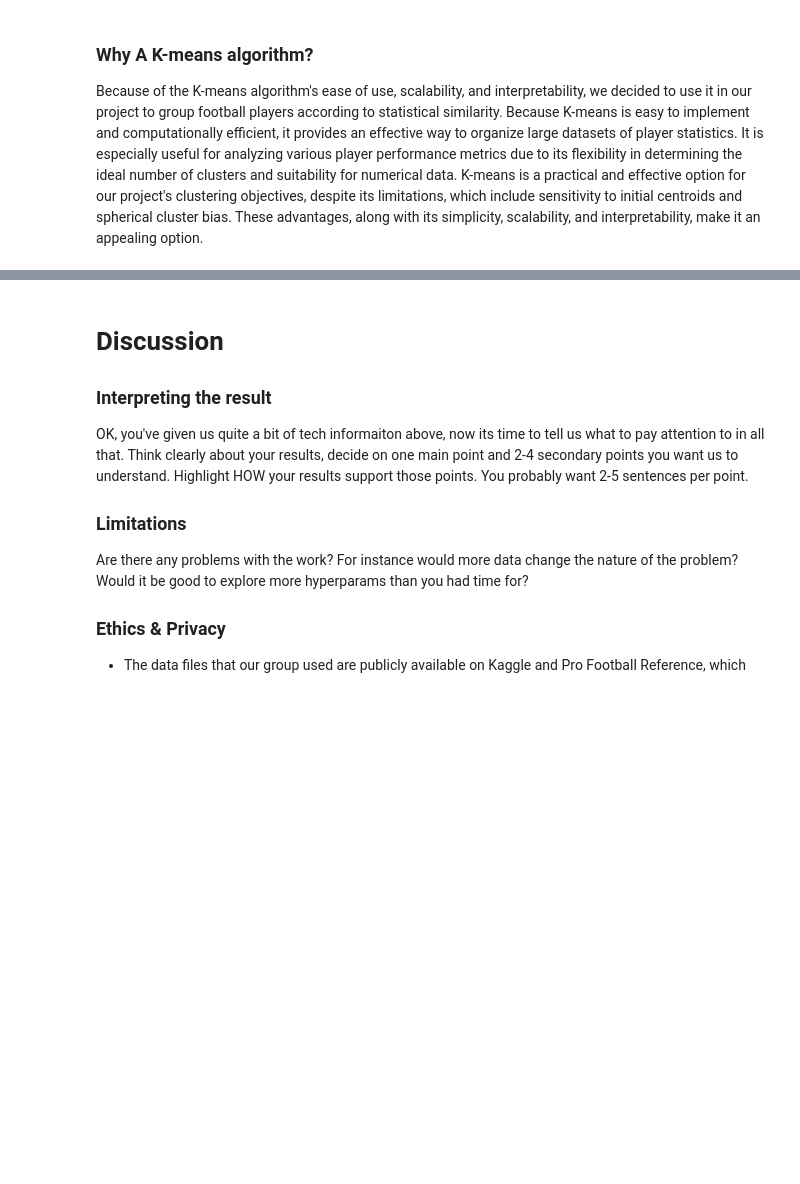
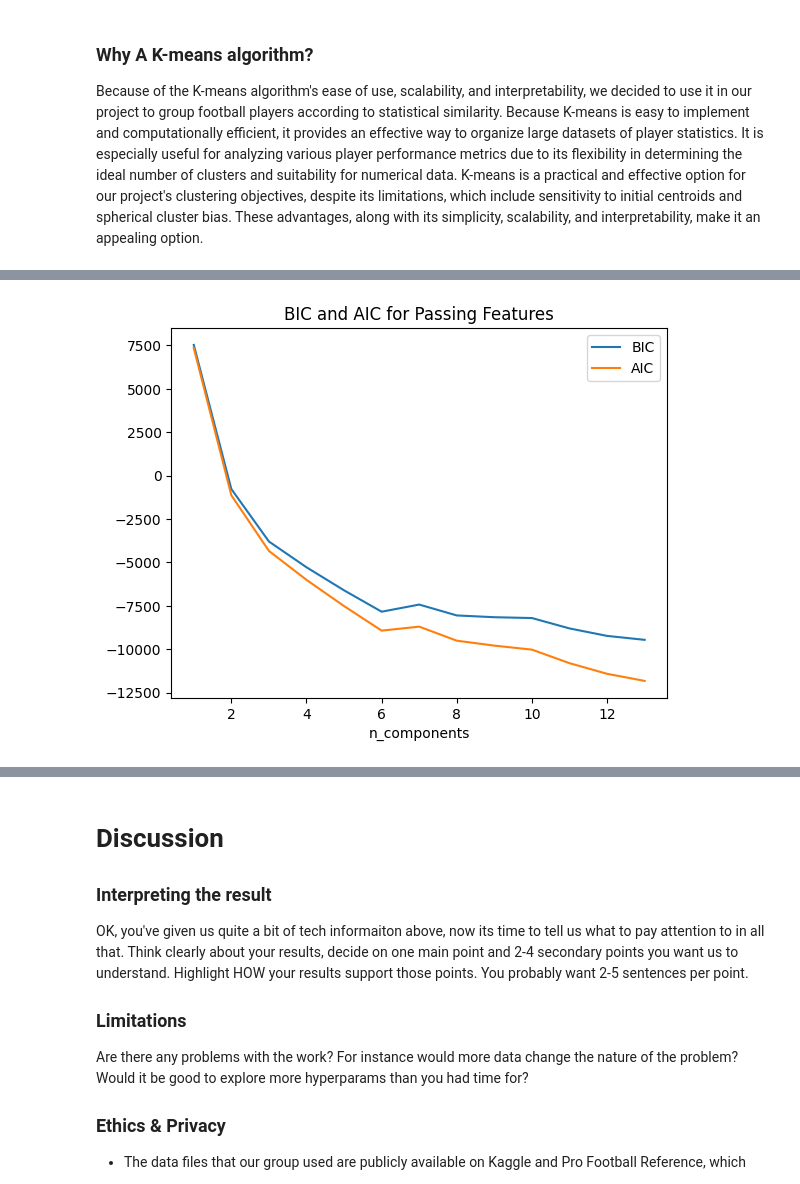
Before and after one commit to vpphan/group_template, a Jupyter notebook: FinalProject_groupXXX.ipynb, the cells around one changed output, grey strips where cells are left out. Cells and saved outputs as stored; diff of their text form; code cells hidden in the pictures; blank space fills up the shorter version.

Commit message:
Edited some stuff. Added GMM modeling

```diff
--- a/FinalProject_groupXXX.ipynb
+++ b/FinalProject_groupXXX.ipynb
@@ -173,0 +248,14 @@ plt.show()
+# %%
+# Determining the amount of n_components for passing features
+
+n_components = np.arange(1, 14)
+models = [GaussianMixture(n, random_state=0).fit(passing_features.values) for n in n_components]
+
+plt.plot(n_components, [m.bic(passing_features.values) for m in models], label='BIC')
+plt.plot(n_components, [m.aic(passing_features.values) for m in models], label='AIC')
+plt.legend(loc='best')
+plt.xlabel('n_components')
+plt.title('BIC and AIC for Passing Features')
+plt.show()
+# %% [output]
+[figure, added]
```
Also changed, not shown: parts of 25 cells of this notebook.
